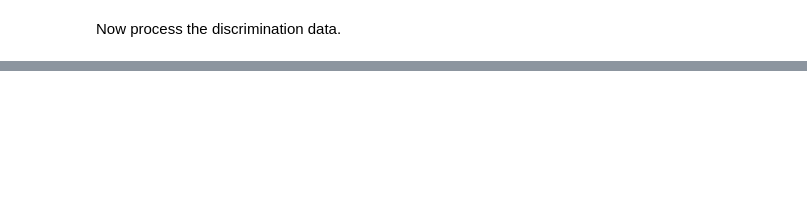
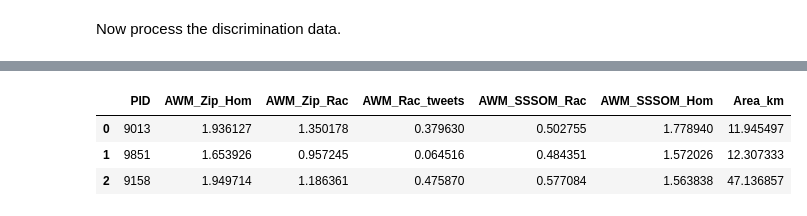
Before and after one commit to meettyj/MSM-Discrimination-on-Twitter, a Jupyter notebook: visulization/distribution.ipynb, the cells around one changed output, grey strips where cells are left out. Drawn from its saved outputs; the diff is of its cells as text; code cells hidden in the pictures; blank space fills up the shorter version.

```diff
--- a/visulization/distribution.ipynb
+++ b/visulization/distribution.ipynb
@@ -11,6 +11,7 @@ warnings.filterwarnings("ignore")
 # %%
 P18_data_path = "../data/P18_Final_Data_07162019.csv"
 discrimination_data_path = "../data/discrimination/NYC-RacismNHomophobia.csv"
+statistic_discrimination_data_path = "../data/discrimination/P18_GPS_AWM_Twitter_data_summarystats.xlsx"
 # %%
 survey_features_list = ["AI_Total", "AI_Condom", "AI_Condomless", "IAI_Total", "IAI_Condom", "IAI_Condomless",
                         "RAI_Total", "RAI_Condom", "RAI_Condomless", "drug_use"]
@@ -137,0 +362,8 @@ for feature in discrimination_features_list:
+# %%
+df_statistic_discrimination = pd.read_excel(statistic_discrimination_data_path)
+df_statistic_discrimination[:3]
+# %% [output]
+|  | PID | AWM_Zip_Hom | AWM_Zip_Rac | AWM_Rac_tweets | AWM_SSSOM_Rac | AWM_SSSOM_Hom | Area_km |
+| 0 | 9013 | 1.936127 | 1.350178 | 0.379630 | 0.502755 | 1.778940 | 11.945497 |
+| 1 | 9851 | 1.653926 | 0.957245 | 0.064516 | 0.484351 | 1.572026 | 12.307333 |
+| 2 | 9158 | 1.949714 | 1.186361 | 0.475870 | 0.577084 | 1.563838 | 47.136857 |
```
Also changed, not shown: parts of 8 cells of this notebook.
